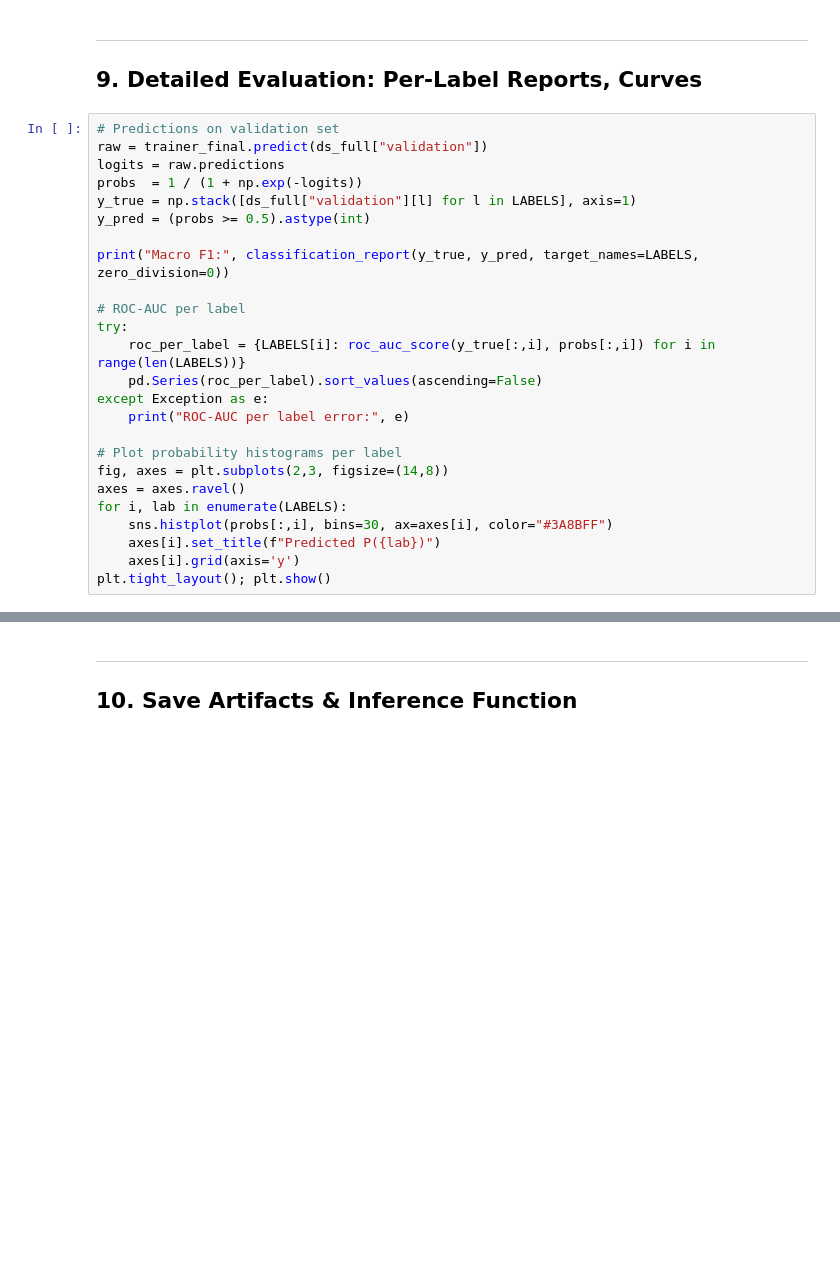
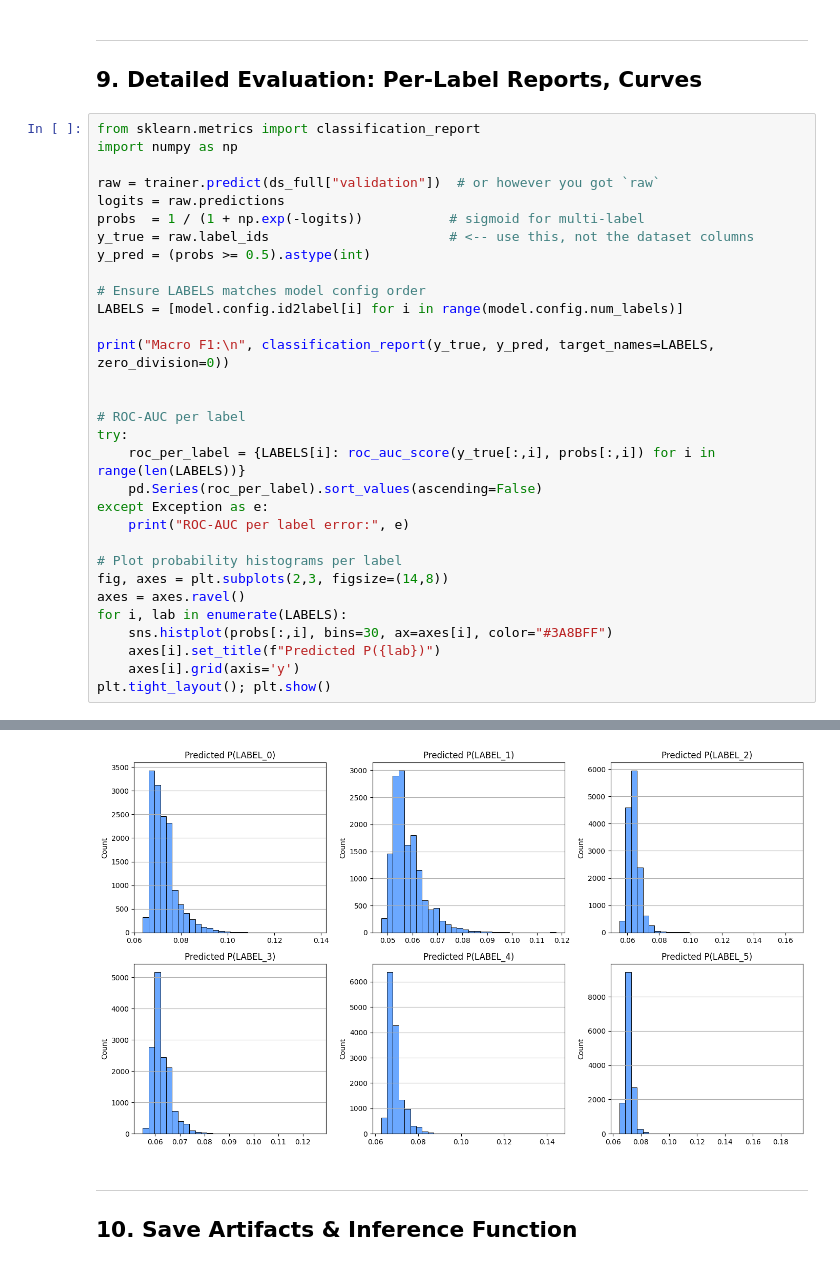
Before and after one commit to Nathan2BLK/2025_DSTI_DeepLearning_Project, a Jupyter notebook: notebook.ipynb, the cells around one changed output, grey strips where cells are left out. Drawn from its saved outputs; the diff is of its cells as text; blank space fills up the shorter version.

```diff
--- a/notebook.ipynb
+++ b/notebook.ipynb
@@ -698,14 +701,20 @@ Train samples: 129251 Val samples: 14362
 
 ## 9. Detailed Evaluation: Per-Label Reports, Curves
 # %%
-# Predictions on validation set
-raw = trainer_final.predict(ds_full["validation"])
+from sklearn.metrics import classification_report
+import numpy as np
+
+raw = trainer.predict(ds_full["validation"])  # or however you got `raw`
 logits = raw.predictions
-probs  = 1 / (1 + np.exp(-logits))
-y_true = np.stack([ds_full["validation"][l] for l in LABELS], axis=1)
+probs  = 1 / (1 + np.exp(-logits))           # sigmoid for multi-label
+y_true = raw.label_ids                       # <-- use this, not the dataset columns
 y_pred = (probs >= 0.5).astype(int)
 
-print("Macro F1:", classification_report(y_true, y_pred, target_names=LABELS, zero_division=0))
+# Ensure LABELS matches model config order
+LABELS = [model.config.id2label[i] for i in range(model.config.num_labels)]
+
+print("Macro F1:\n", classification_report(y_true, y_pred, target_names=LABELS, zero_division=0))
+
 
 # ROC-AUC per label
 try:
@@ -727,3 +749,4 @@ ValueError: Column 'toxic' doesn't exist.
+[figure, added]
 # %% [markdown]
 ---
 
```
Also changed, not shown: parts of 4 cells of this notebook, 1 other file.
